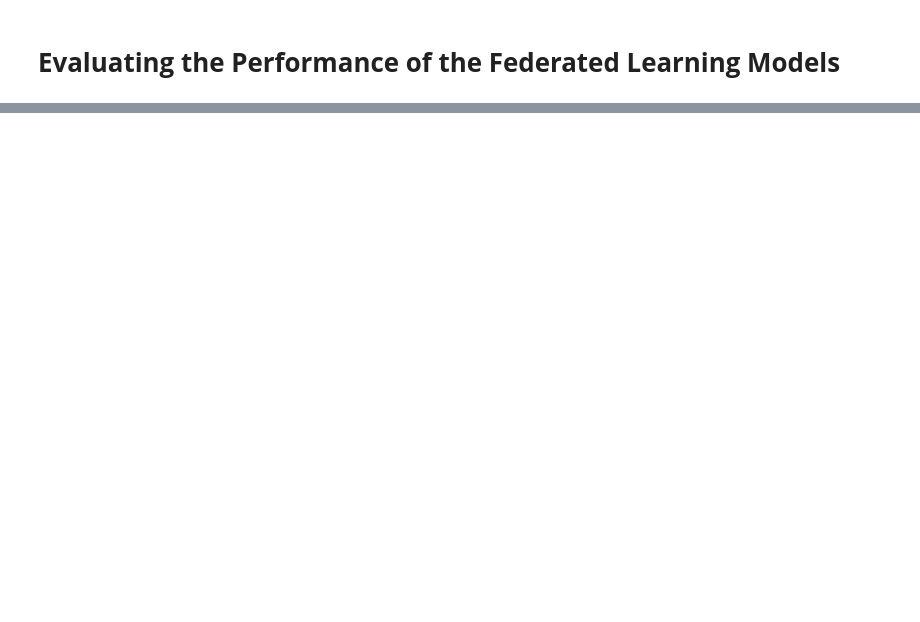
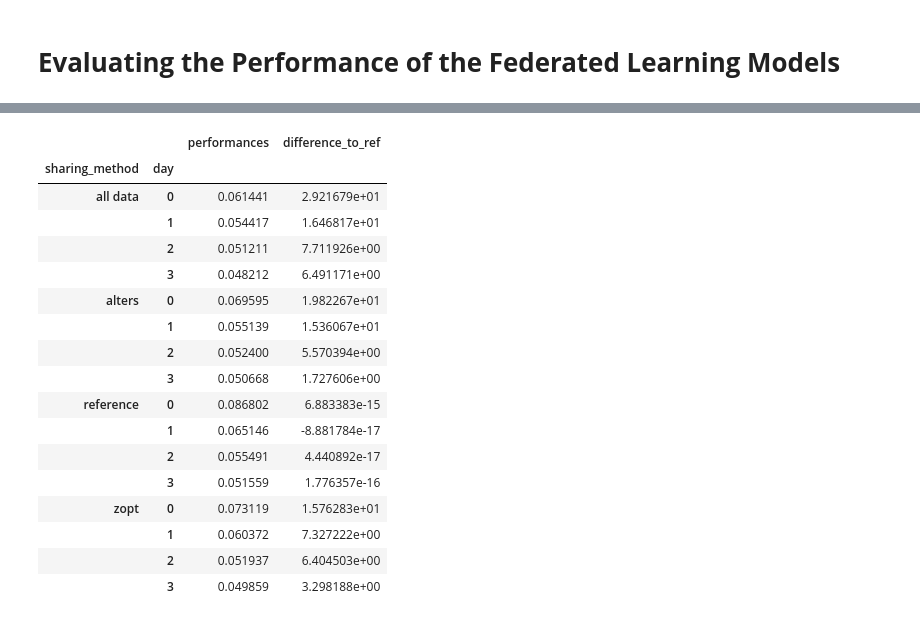
Before and after one commit to alelevente/selcop, a Jupyter notebook: 03_da/05_evaluation/02_fl_performance.ipynb, the cells around one changed output, grey strips where cells are left out. Saved outputs shown, nothing was run; the diff lists cells and outputs as text; code cells hidden in the pictures; blank space fills up the shorter version.

```diff
--- a/03_da/05_evaluation/02_fl_performance.ipynb
+++ b/03_da/05_evaluation/02_fl_performance.ipynb
@@ -60,0 +61,21 @@ plt.legend(title="data selection method", ncols=2, loc="best",)# bbox_to_anchor=
+# %%
+fl_perf.groupby(["sharing_method", "day"]).mean()
+# %% [output]
+|  |  | performances | difference_to_ref |
+| sharing_method | day |  |  |
+| all data | 0 | 0.061441 | 2.921679e+01 |
+|  | 1 | 0.054417 | 1.646817e+01 |
+|  | 2 | 0.051211 | 7.711926e+00 |
+|  | 3 | 0.048212 | 6.491171e+00 |
+| alters | 0 | 0.069595 | 1.982267e+01 |
+|  | 1 | 0.055139 | 1.536067e+01 |
+|  | 2 | 0.052400 | 5.570394e+00 |
+|  | 3 | 0.050668 | 1.727606e+00 |
+| reference | 0 | 0.086802 | 6.883383e-15 |
+|  | 1 | 0.065146 | -8.881784e-17 |
+|  | 2 | 0.055491 | 4.440892e-17 |
+|  | 3 | 0.051559 | 1.776357e-16 |
+| zopt | 0 | 0.073119 | 1.576283e+01 |
+|  | 1 | 0.060372 | 7.327222e+00 |
+|  | 2 | 0.051937 | 6.404503e+00 |
+|  | 3 | 0.049859 | 3.298188e+00 |
```
Also changed, not shown: parts of 1 cell of this notebook, 1 other file.
